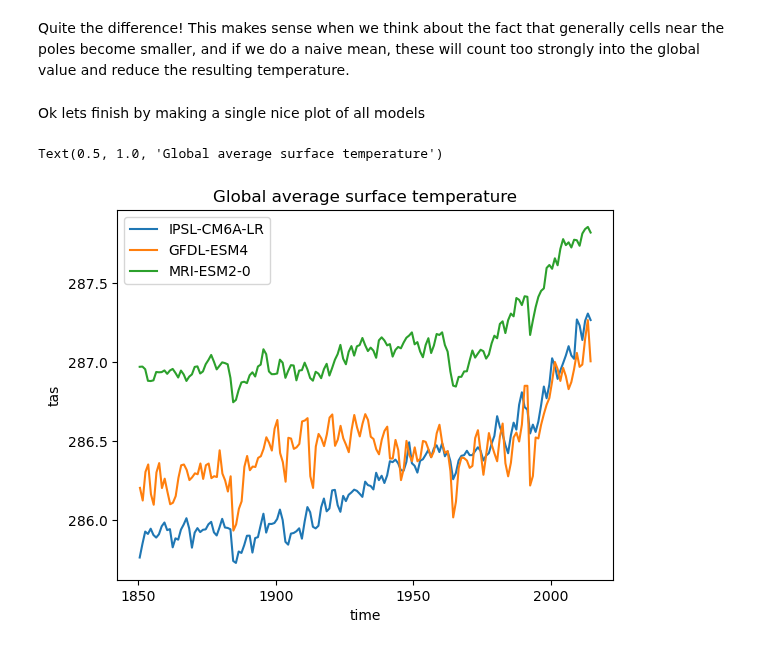
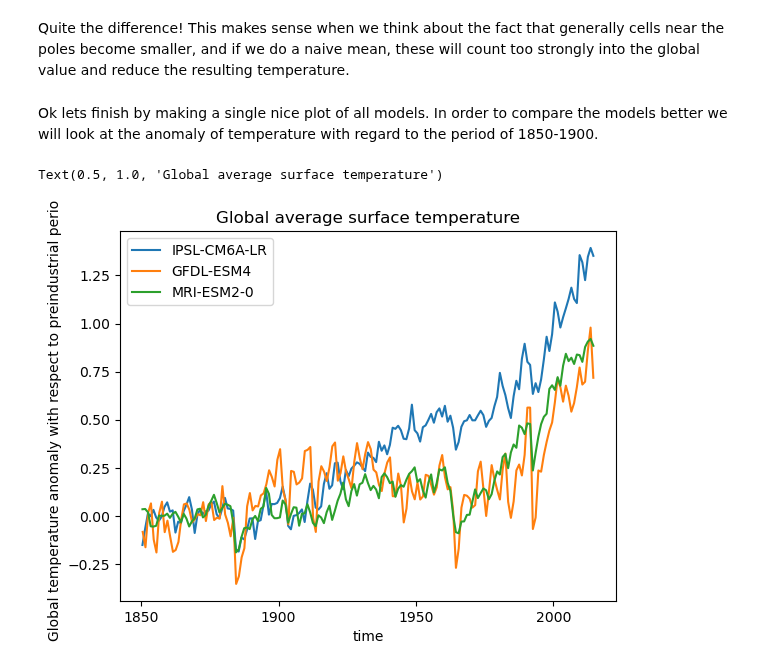
Before and after one commit to earth-env-data-science/earth-env-data-science-book, a Jupyter notebook: src/lectures/models/cmip.ipynb, the cells around one changed output. Drawn from its saved outputs; the diff is of its cells as text; code cells hidden in the pictures.

```diff
--- a/src/lectures/models/cmip.ipynb
+++ b/src/lectures/models/cmip.ipynb
@@ -325,15 +325,18 @@ for name, ds in ddict_w_area.items():
 # %% [markdown]
 Quite the difference! This makes sense when we think about the fact that generally cells near the poles become smaller, and if we do a naive mean, these will count too strongly into the global value and reduce the resulting temperature.
 # %% [markdown]
-Ok lets finish by making a single nice plot of all models
+Ok lets finish by making a single nice plot of all models. In order to compare the models better we will look at the anomaly of temperature with regard to the period of 1850-1900.
 # %%
 plt.figure()
+timeseries_dict = {}
 for name, ds in ddict_w_area.items():
     # construct yearly global mean timeseries
     mean_temp_weighted = ds['tas'].weighted(ds.areacella).mean(['x', 'y']).coarsen(time=12).mean()
-    mean_temp_weighted.mean('member_id').plot(label = ds.attrs['source_id'])
+    anomaly = mean_temp_weighted - mean_temp_weighted.sel(time=slice('1850', '1900')).mean('time')
+    anomaly.mean('member_id').plot(label = ds.attrs['source_id'])
 plt.legend()
+plt.ylabel('Global temperature anomaly with respect to preindustrial period')
 plt.title('Global average surface temperature')
 # %% [output]
 Text(0.5, 1.0, 'Global average surface temperature')
-[figure, old version]
+[figure, new version]
```
Also changed, not shown: 3 other files.
